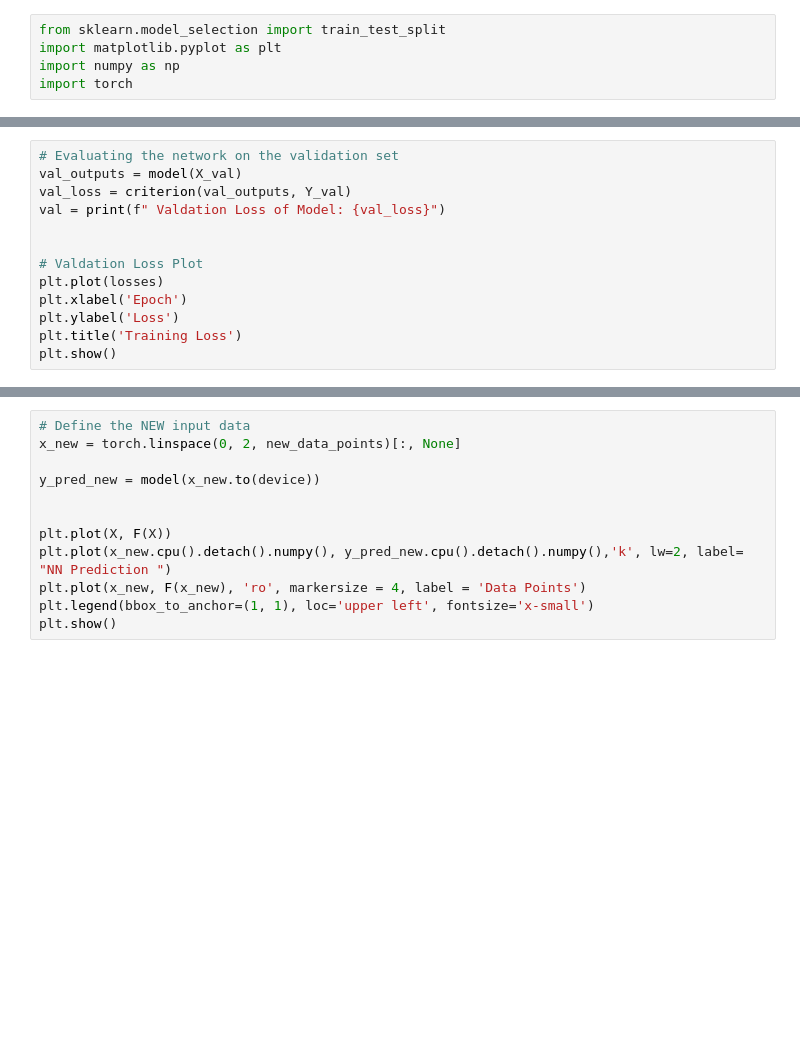
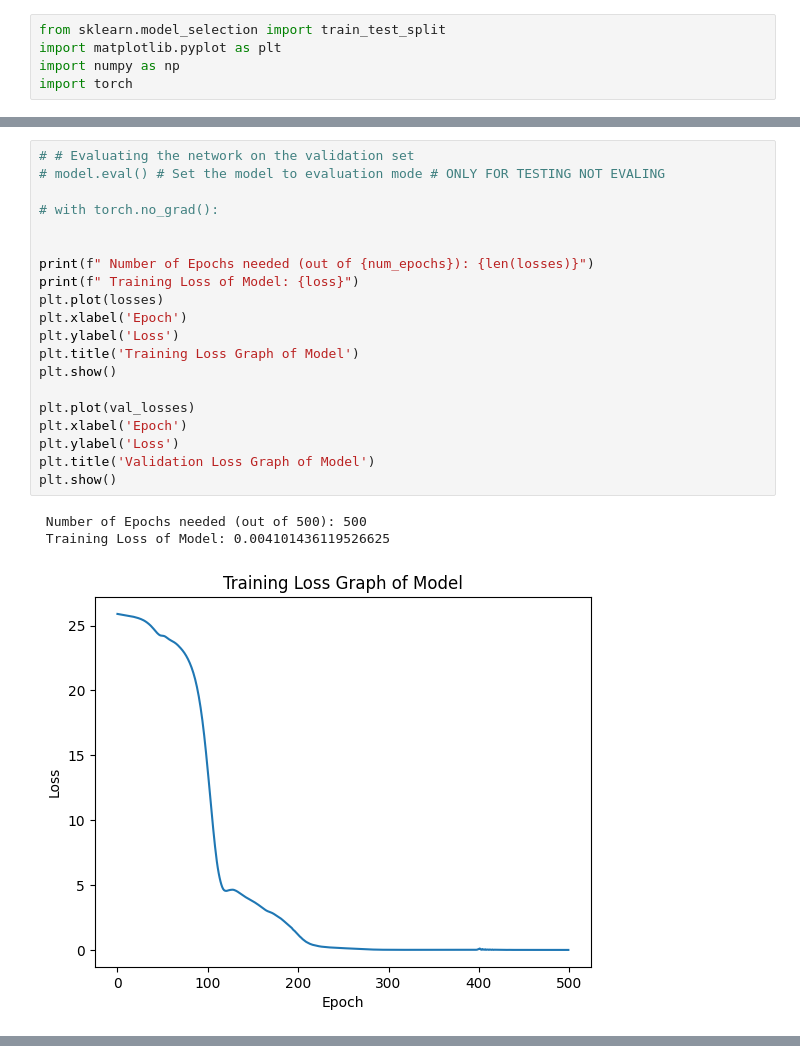
Before and after one commit to emjanser/Thesis_Workspace, a Jupyter notebook: Codes/Neural Networks - PyTorch/NN/Complete Singular Neural Network/code_notebook.ipynb, the cells around one changed output, grey strips where cells are left out. Saved outputs shown, nothing was run; the diff lists cells and outputs as text; blank space fills up the shorter version.

```diff
--- a/Codes/Neural Networks - PyTorch/NN/Complete Singular Neural Network/code_notebook.ipynb
+++ b/Codes/Neural Networks - PyTorch/NN/Complete Singular Neural Network/code_notebook.ipynb
@@ -103,13 +133,24 @@ for param in model.parameters():
 # %%
-# Evaluating the network on the validation set
-val_outputs = model(X_val)
-val_loss = criterion(val_outputs, Y_val)
-val = print(f" Valdation Loss of Model: {val_loss}")
+# # Evaluating the network on the validation set
+# model.eval() # Set the model to evaluation mode # ONLY FOR TESTING NOT EVALING
+
+# with torch.no_grad():
 
 
-# Valdation Loss Plot
+print(f" Number of Epochs needed (out of {num_epochs}): {len(losses)}")
+print(f" Training Loss of Model: {loss}")
 plt.plot(losses)
 plt.xlabel('Epoch')
 plt.ylabel('Loss')
-plt.title('Training Loss')
+plt.title('Training Loss Graph of Model')
 plt.show()
+
+plt.plot(val_losses)
+plt.xlabel('Epoch')
+plt.ylabel('Loss')
+plt.title('Validation Loss Graph of Model')
+plt.show()
+# %% [output]
+ Number of Epochs needed (out of 500): 500
+ Training Loss of Model: 0.004101436119526625
+[figure, added]
@@ -116,12 +157,0 @@ plt.show()
-# %%
-# Define the NEW input data
-x_new = torch.linspace(0, 2, new_data_points)[:, None]
-
-y_pred_new = model(x_new.to(device))
-
-
-plt.plot(X, F(X))
-plt.plot(x_new.cpu().detach().numpy(), y_pred_new.cpu().detach().numpy(),'k', lw=2, label= "NN Prediction ")
-plt.plot(x_new, F(x_new), 'ro', markersize = 4, label = 'Data Points')
-plt.legend(bbox_to_anchor=(1, 1), loc='upper left', fontsize='x-small')
-plt.show()
```
Also changed, not shown: parts of 7 cells of this notebook, 2 other files.
